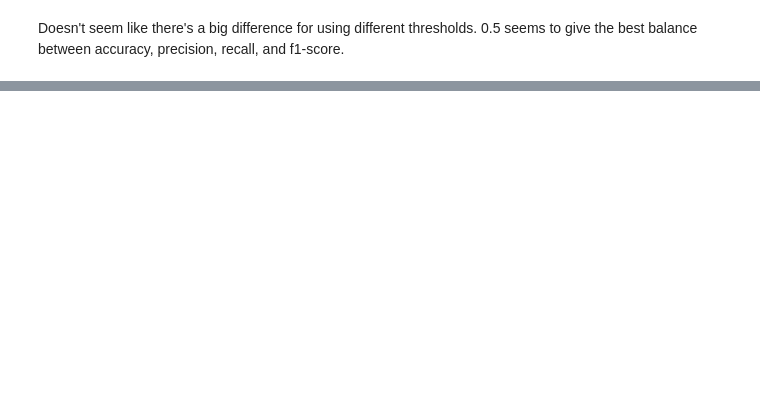
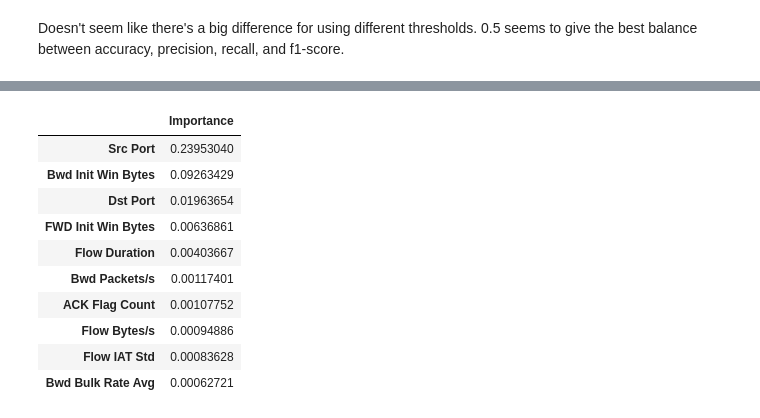
Before and after one commit to chunkanglu/CSCC11-Network-Attack-Classification, a Jupyter notebook: xgboost.ipynb, the cells around one changed output, grey strips where cells are left out. Saved outputs shown, nothing was run; the diff lists cells and outputs as text; code cells hidden in the pictures; blank space fills up the shorter version.

```diff
--- a/xgboost.ipynb
+++ b/xgboost.ipynb
@@ -218,0 +258,15 @@ Doesn't seem like there's a big difference for using different thresholds. 0.5 s
+# %%
+pd.set_option('display.float_format', lambda x: '%.8f' % x)
+accuracy_importances.head(10)
+# %% [output]
+|  | Importance |
+| Src Port | 0.23953040 |
+| Bwd Init Win Bytes | 0.09263429 |
+| Dst Port | 0.01963654 |
+| FWD Init Win Bytes | 0.00636861 |
+| Flow Duration | 0.00403667 |
+| Bwd Packets/s | 0.00117401 |
+| ACK Flag Count | 0.00107752 |
+| Flow Bytes/s | 0.00094886 |
+| Flow IAT Std | 0.00083628 |
+| Bwd Bulk Rate Avg | 0.00062721 |
```
Also changed, not shown: parts of 10 cells of this notebook.
